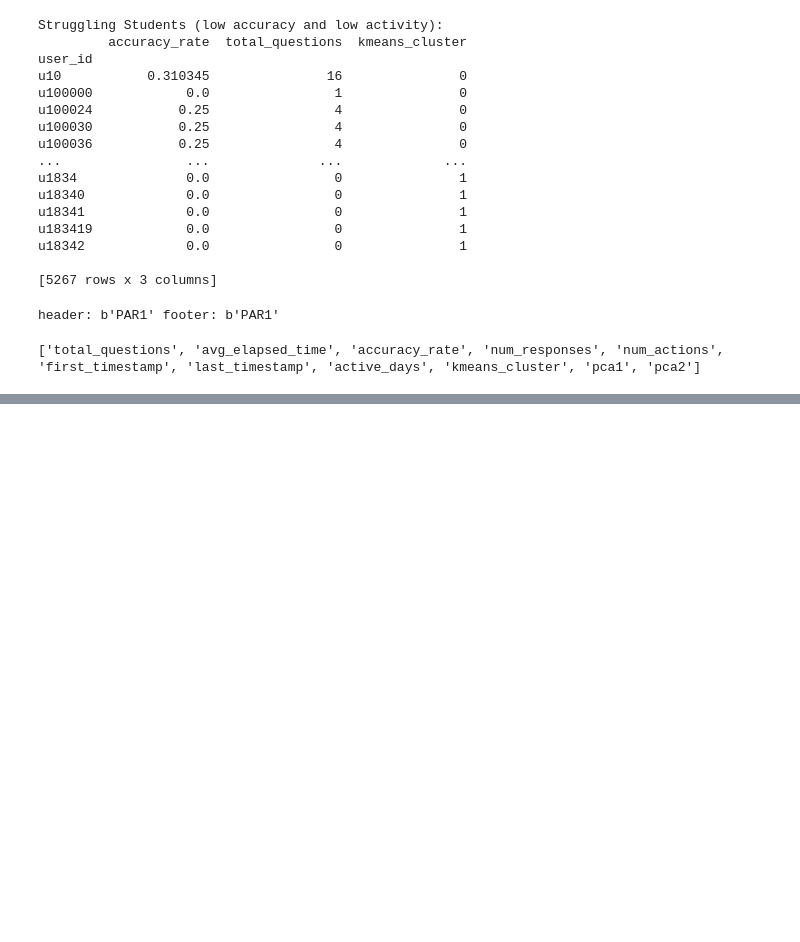
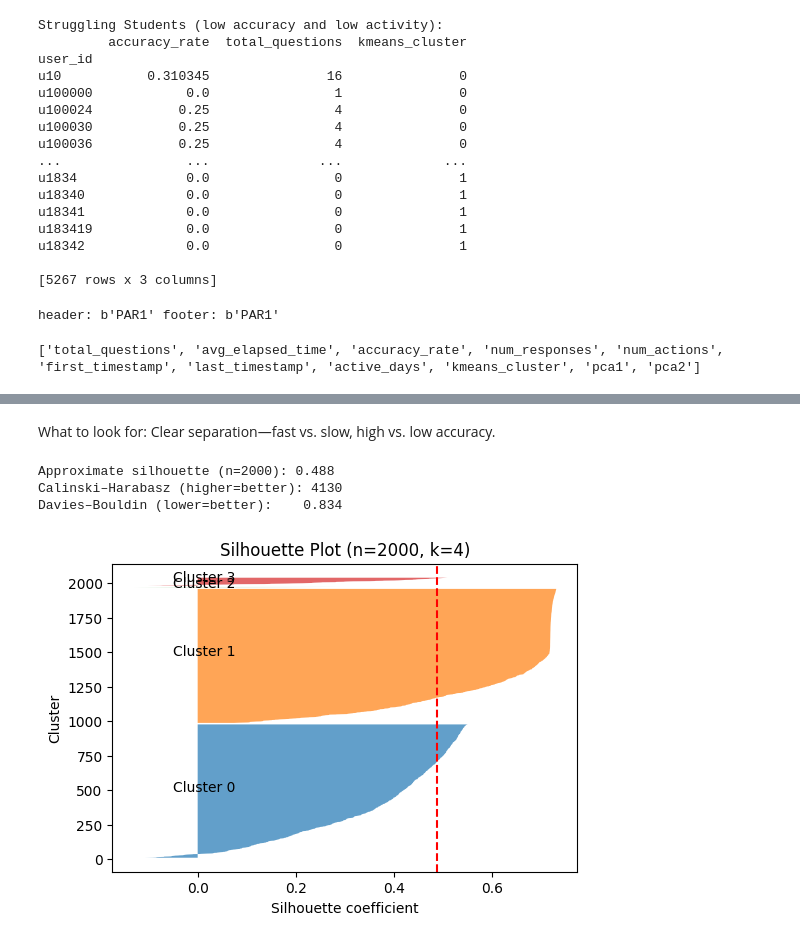
Before and after one commit to MoStrick/CapstoneProject_LearningPatterns, a Jupyter notebook: EDA.ipynb, the cells around one changed output, grey strips where cells are left out. Cells and saved outputs as stored; diff of their text form; code cells hidden in the pictures; blank space fills up the shorter version.

```diff
--- a/EDA.ipynb
+++ b/EDA.ipynb
@@ -287,0 +364,55 @@ print(df_cluster.columns.tolist())
+# %% [markdown]
+What to look for: Clear separation—fast vs. slow, high vs. low accuracy.
+# %%
+# Silhouette Analysis: Analyze cluster quality
+    #Tell you on average whether points lie closer to their own cluster or the next nearest one
+
+import numpy as np
+import matplotlib.pyplot as plt
+from sklearn.metrics import (
+    silhouette_score, silhouette_samples,
+    calinski_harabasz_score, davies_bouldin_score
+)
+
+# 1) Subsample ~2 000 students at random
+n_samp = 2000
+idx    = np.random.choice(len(X_scaled), size=n_samp, replace=False)
+X_samp = X_scaled[idx]
+labels_samp = labels.iloc[idx].values
+
+# 2) Approximate silhouette on the subsample
+sil = silhouette_score(X_samp, labels_samp)
+print(f"Approximate silhouette (n={n_samp}): {sil:.3f}")
+
+# 3) Full-data cluster‐quality metrics
+ch = calinski_harabasz_score(X_scaled, labels)
+db = davies_bouldin_score(X_scaled, labels)
+print(f"Calinski–Harabasz (higher=better): {ch:.0f}")
+print(f"Davies–Bouldin (lower=better):    {db:.3f}")
+
+# 4) (Optional) Silhouette plot on the subsample
+sil_vals = silhouette_samples(X_samp, labels_samp)
+n_clusters = labels_samp.max() + 1
+
+fig, ax = plt.subplots(figsize=(6,4))
+y_lower = 10
+for i in range(n_clusters):
+    cluster_sil = np.sort(sil_vals[labels_samp == i])
+    y_upper = y_lower + len(cluster_sil)
+    ax.fill_betweenx(
+        np.arange(y_lower, y_upper),
+        0, cluster_sil, alpha=0.7
+    )
+    ax.text(-0.05, y_lower + 0.5*len(cluster_sil), f"Cluster {i}")
+    y_lower = y_upper + 10
+
+ax.axvline(sil, color="red", linestyle="--")
+ax.set_xlabel("Silhouette coefficient")
+ax.set_ylabel("Cluster")
+ax.set_title(f"Silhouette Plot (n={n_samp}, k={n_clusters})")
+plt.show()
+# %% [output]
+Approximate silhouette (n=2000): 0.488
+Calinski–Harabasz (higher=better): 4130
+Davies–Bouldin (lower=better):    0.834
+[figure, added]
```
Also changed, not shown: parts of 13 cells of this notebook, 1 other file.
